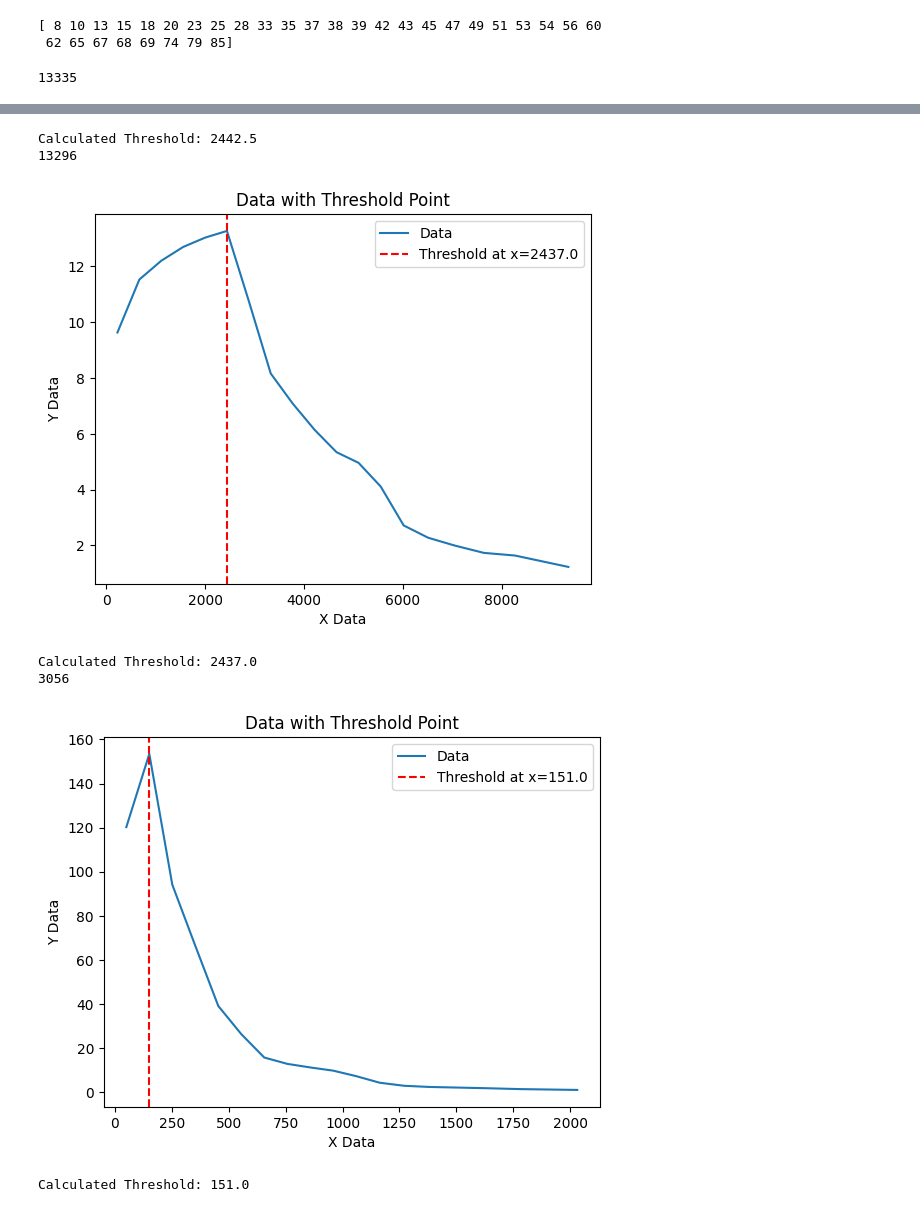
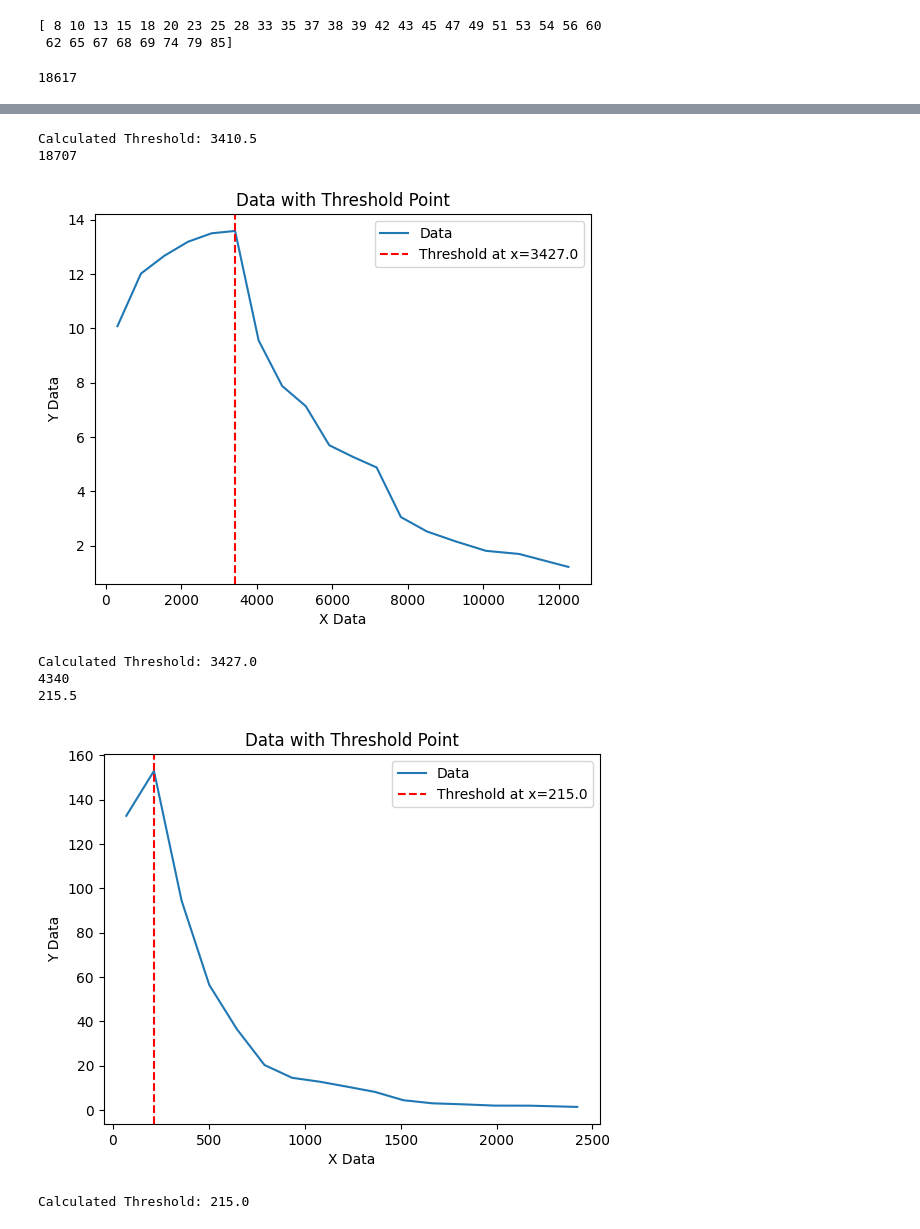
Before and after one commit to maher1719/patterns-in-prime-number, a Jupyter notebook: primes_threshold.ipynb, the cells around one changed output, grey strips where cells are left out. Drawn from its saved outputs; the diff is of its cells as text; code cells hidden in the pictures.

Commit message:
threshld succufuly calculated

```diff
--- a/primes_threshold.ipynb
+++ b/primes_threshold.ipynb
@@ -282,9 +282,9 @@ def plot_data_with_threshold(x_data, y_data, threshold):
     plt.show()
 
 # Example data (replace with your actual data)
-datatxt_all = pd.read_csv('primes_data58000.txt')
+datatxt_all = pd.read_csv('primes_data80000.txt')
 datatxt_all=datatxt_all#[datatxt_all["Number"] % 6 == 0]
-
+divid=30
 # Count occurrences of each number in the relevant columns
 number_counts_primes_plus_one = datatxt_all['Primes +1'].value_counts().sort_index()
 number_counts_primes_minus_one = datatxt_all['Primes -1'].value_counts().sort_index()
@@ -293,7 +293,7 @@ data=number_counts_primes_plus_one
 x_data = data.index.to_numpy()
 y_data = data.values
 print(x_data[-1])
-group_size=x_data[-1]//30
+group_size=x_data[-1]//divid
 # Step 1: Smooth the data by grouping into intervals of 50 points
 smoothed_x, smoothed_y = smooth_data(x_data, y_data, group_size=group_size)
 
@@ -308,7 +308,7 @@ data=number_counts_primes_minus_one
 x_data = data.index.to_numpy()
 y_data = data.values
 print(x_data[-1])
-group_size=x_data[-1]//30
+group_size=x_data[-1]//divid
 # Step 1: Smooth the data by grouping into intervals of 50 points
 smoothed_x, smoothed_y = smooth_data(x_data, y_data, group_size=group_size)
 
@@ -323,16 +323,16 @@ data=number_counts_primes_twins
 x_data = data.index.to_numpy()
 y_data = data.values
 print(x_data[-1])
-group_size=x_data[-1]//30
+group_size=x_data[-1]//divid
 # Step 1: Smooth the data by grouping into intervals of 50 points
 smoothed_x, smoothed_y = smooth_data(x_data, y_data, group_size=group_size)
 
 # Step 2: Find the threshold where the data starts to decrease
 threshold = find_threshold(smoothed_x, smoothed_y)
+print(threshold)
+# Step 3: Plot the data and mark the threshold
+plot_data_with_threshold(smoothed_x, smoothed_y, np.floor(threshold))
 
-# Step 3: Plot the data and mark the threshold
-plot_data_with_threshold(smoothed_x, smoothed_y, threshold)
-
-print(f"Calculated Threshold: {threshold}")
+print(f"Calculated Threshold: {np.floor(threshold)}")
 # %% [output]
-13335
+18617
@@ -340,7 +340,8 @@ print(f"Calculated Threshold: {threshold}")
-Calculated Threshold: 2442.5
-13296
+Calculated Threshold: 3410.5
+18707
-[figure, old version]
+[figure, new version]
-Calculated Threshold: 2437.0
-3056
+Calculated Threshold: 3427.0
+4340
+215.5
-[figure, old version]
+[figure, new version]
-Calculated Threshold: 151.0
+Calculated Threshold: 215.0
```
Also changed, not shown: parts of 1 cell of this notebook.
